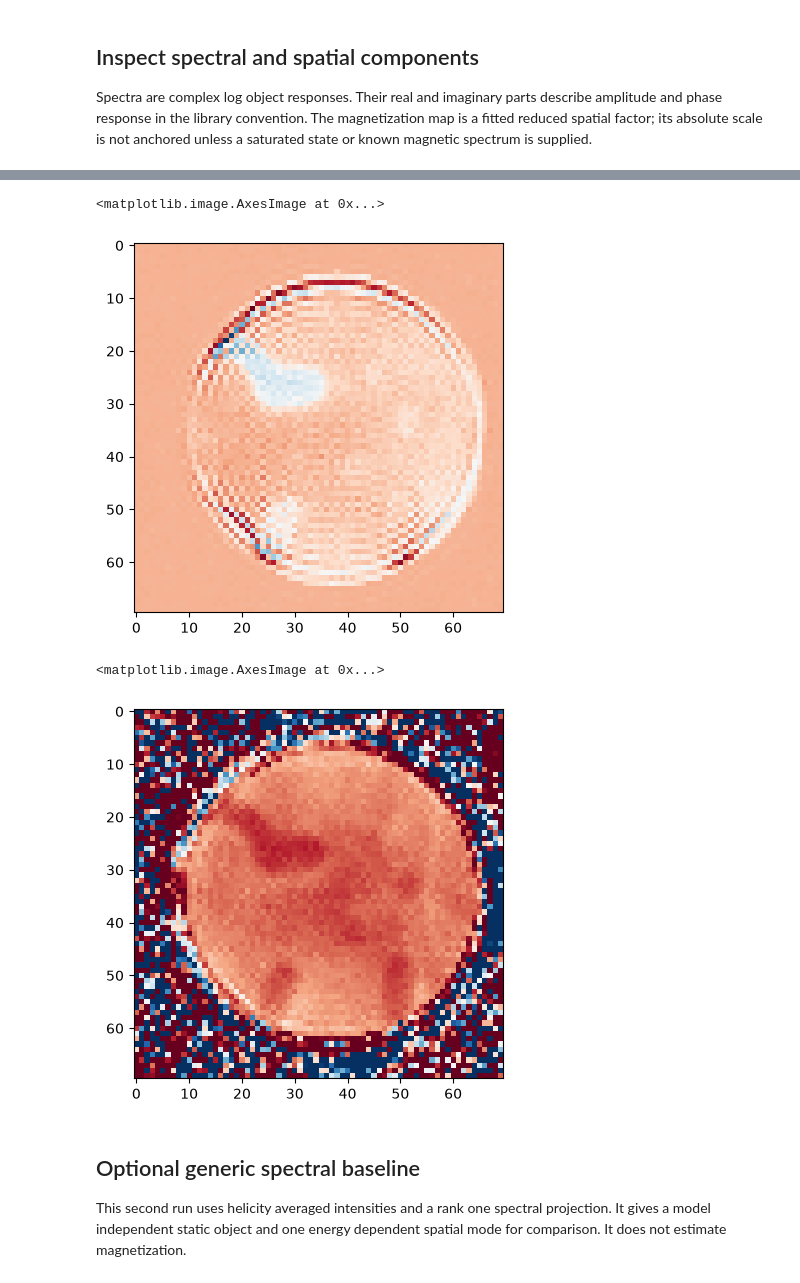
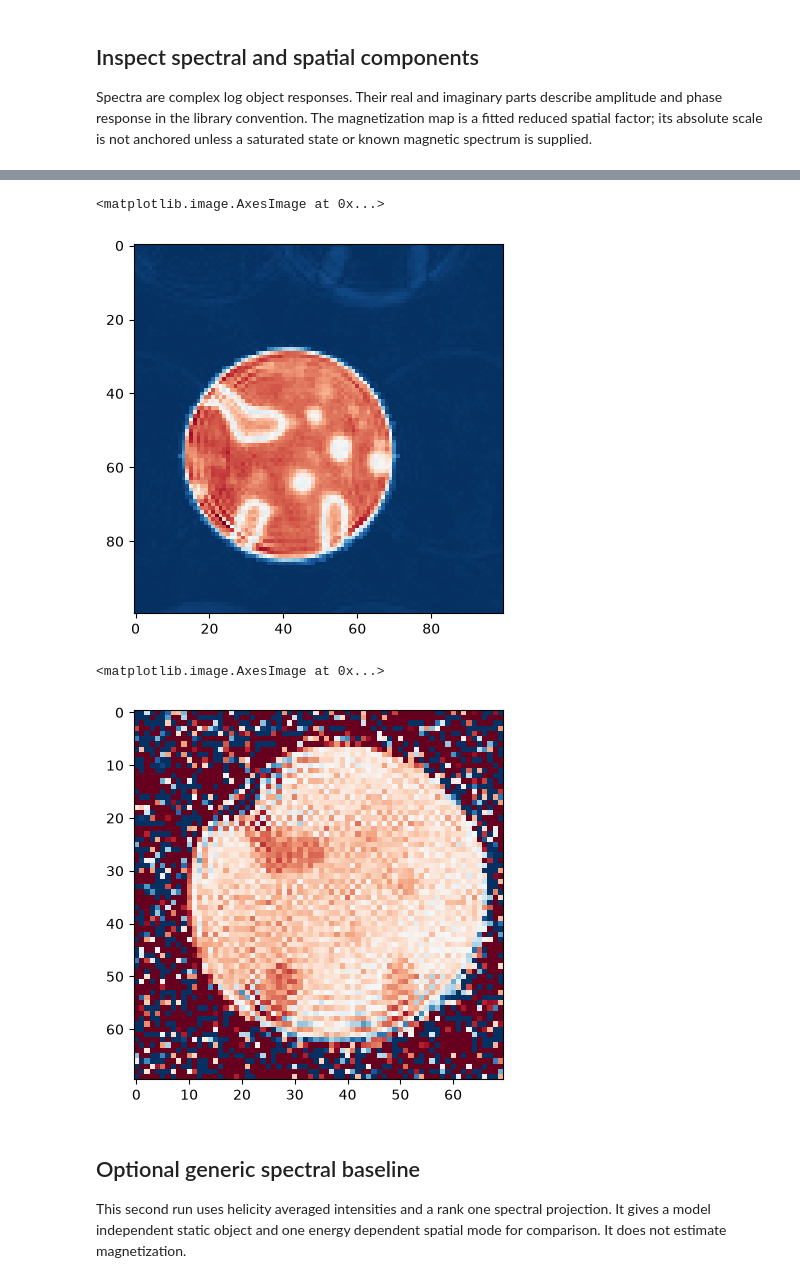
Before and after one commit to riccbatt/FTH-Phase-Retrieval-2609-SOLEIL-SEXTANTS, a Jupyter notebook: maxiv_phase_test/05_maxiv_hyperspectral_phase_retrieval.ipynb, the cells around one changed output, grey strips where cells are left out. Cells and saved outputs as stored; diff of their text form; code cells hidden in the pictures.

```diff
--- a/maxiv_phase_test/05_maxiv_hyperspectral_phase_retrieval.ipynb
+++ b/maxiv_phase_test/05_maxiv_hyperspectral_phase_retrieval.ipynb
@@ -67,7 +67,8 @@ PAIRS = [
     (1185, 1183, (1177, 1181), 1.000, "state0"),
     (1191, 1189, (1187, 1190), 0.800, "state0"),
     (1196, 1194, (1193, 1195), 0.600, "state0"),
-    (1229, 1227, (1226, 1228), 0.300, "state0"),
+    #(1201, 1199, (1198, 1200), 0.300, "state0"),
+    #(1229, 1227, (1226, 1228), 0.300, "state0"),
     (1204, 1206, (1205, 1203), 0.500, "state0"),
     (1235, 1232, (1231, 1234), 0.250, "state0"),
     (1241, 1239, (1237, 1238), 0.250, "state0"),
@@ -83,22 +84,22 @@ WARMUP_MODE = ["HAPRE", "ER"]
 WARMUP_NIT = [750, 50]
 PARTIAL_WARMUP_NIT = 50  # Additional PC pass, after BOTH coherent stages.
 MODE_INITIALIZATION = "support_fft"
-STARTIMAGE_RADIAL_NORMALIZATION = True
+STARTIMAGE_RADIAL_NORMALIZATION = False
 OBSERVATION_WORKERS = 2
 FFT_WORKERS = 1
 SHARED_COHERENCE_UPDATE = "average"  # Independent gamma fits, then weighted mean.
 RUN_POISSON_REFINEMENT = False  # Optional final quasi-Poisson refinement in camera units.
 POISSON_REFINEMENT_STEPS = 50
-USE_PARTIAL_COHERENCE = False  # Enable Richardson-Lucy detector-blur refinement.
-COHERENCE_KERNEL_SCOPE = "per_observation"  # Use "shared" only if one kernel is valid across all energies.
-BINNING = 4
+USE_PARTIAL_COHERENCE = True  # Enable Richardson-Lucy detector-blur refinement.
+COHERENCE_KERNEL_SCOPE = "shared"#"per_observation"  # Use "shared" only if one kernel is valid across all energies.
+BINNING = 2
 CROP = 248  # Full-resolution detector pixels removed per edge before binning
 ROI = None  # Optional [row_start, row_stop, column_start, column_stop] on the saved support
 USE_SAVED_PIXEL_MASK = False
 RESCALE_HOLOGRAMS_WITH_ENERGY = False  # Set False to use the original detector grid
 REFERENCE_ENERGY_EV = None  # None uses the median scan energy; or enter a positive eV value
 RESCALE_INTERPOLATION_ORDER = 5  # Quintic spline interpolation (SciPy supports orders 0–5)
-SATURATION = 60000
+SATURATION = 0.75e4
 RUN_RANK_ONE_BASELINE = False
 THICKNESS_APERTURE_MODE = "fixed"  # "fixed": 1 in largest support aperture, 0 elsewhere; "support": fit inside it; "none": use files/default.
 MATERIAL_MASK_FILE = None  # Optional PNG or .npy: 1 material, 0 known vacuum holes
@@ -354,8 +355,8 @@ if any(isinstance(loop, bool) or not isinstance(loop, int) or loop < 1
     raise ValueError("REFRESH_MASK_AFTER_OUTER_LOOPS must contain positive completed loop numbers")
 
 recipe.update(
-    charge_spectral_constraint   = 'kk',
-    magnetic_spectral_constraint = 'kk',
+    charge_spectral_constraint   = 'free',
+    magnetic_spectral_constraint = 'free',
     material_mask=material_mask, material_thickness=relative_thickness,
     fit_material_thickness=fit_thickness,
     zero_thickness_outside_support=ZERO_THICKNESS_OUTSIDE_SUPPORT,
@@ -385,8 +386,8 @@ recipe.update(
     warmup_Nit=WARMUP_NIT + ([PARTIAL_WARMUP_NIT] if USE_PARTIAL_COHERENCE else []),
     warmup_RL_it=[0] * len(WARMUP_MODE) + ([50] if USE_PARTIAL_COHERENCE else []),
     warmup_RL_freq=[10**9] * len(WARMUP_MODE) + ([20] if USE_PARTIAL_COHERENCE else []),
-    outer_iterations=30//2,
-    physical_iterations=20//2,
+    outer_iterations=30//2*0+12,
+    physical_iterations=20//2*0+3,
     saturated_states=None,
     projection_every=len(records),
     projection_relaxation=0.5,
@@ -553,16 +596,17 @@ def reconstruct(im):
 # %%
+i=6
 fig,ax=plt.subplots()
-ax.imshow(np.real(reconstruct((warmup_fields[:, 0] if warmup_fields.ndim == 4 else warmup_fields)[0] - (warmup_fields[:, 0] if warmup_fields.ndim == 4 else warmup_fields)[5]))[::-1,::-1][-160:-90,60:130], cmap="RdBu_r")
+ax.imshow(np.abs(reconstruct(warmup_fields[11, 0]-warmup_fields[12, 0]))[::-1,::-1][400:500,250:350], cmap="RdBu_r")
 # %% [output]
 <matplotlib.image.AxesImage at 0x...>
-[figure, old version]
+[figure, new version]
 # %%
 fig,ax=plt.subplots()
 ax.imshow(np.abs(reconstruct((fields[:, 0] if fields.ndim == 4 else fields)[0])/reconstruct( (fields[:, 0] if fields.ndim == 4 else fields)[4]))[::-1,::-1][-160:-90,60:130],
           cmap="RdBu", vmin=1.0, vmax=1.5)
 # %% [output]
 <matplotlib.image.AxesImage at 0x...>
-[figure, old version]
+[figure, new version]
 # %% [markdown]
 ## Optional generic spectral baseline
 
```
Also changed, not shown: parts of 11 cells of this notebook.
